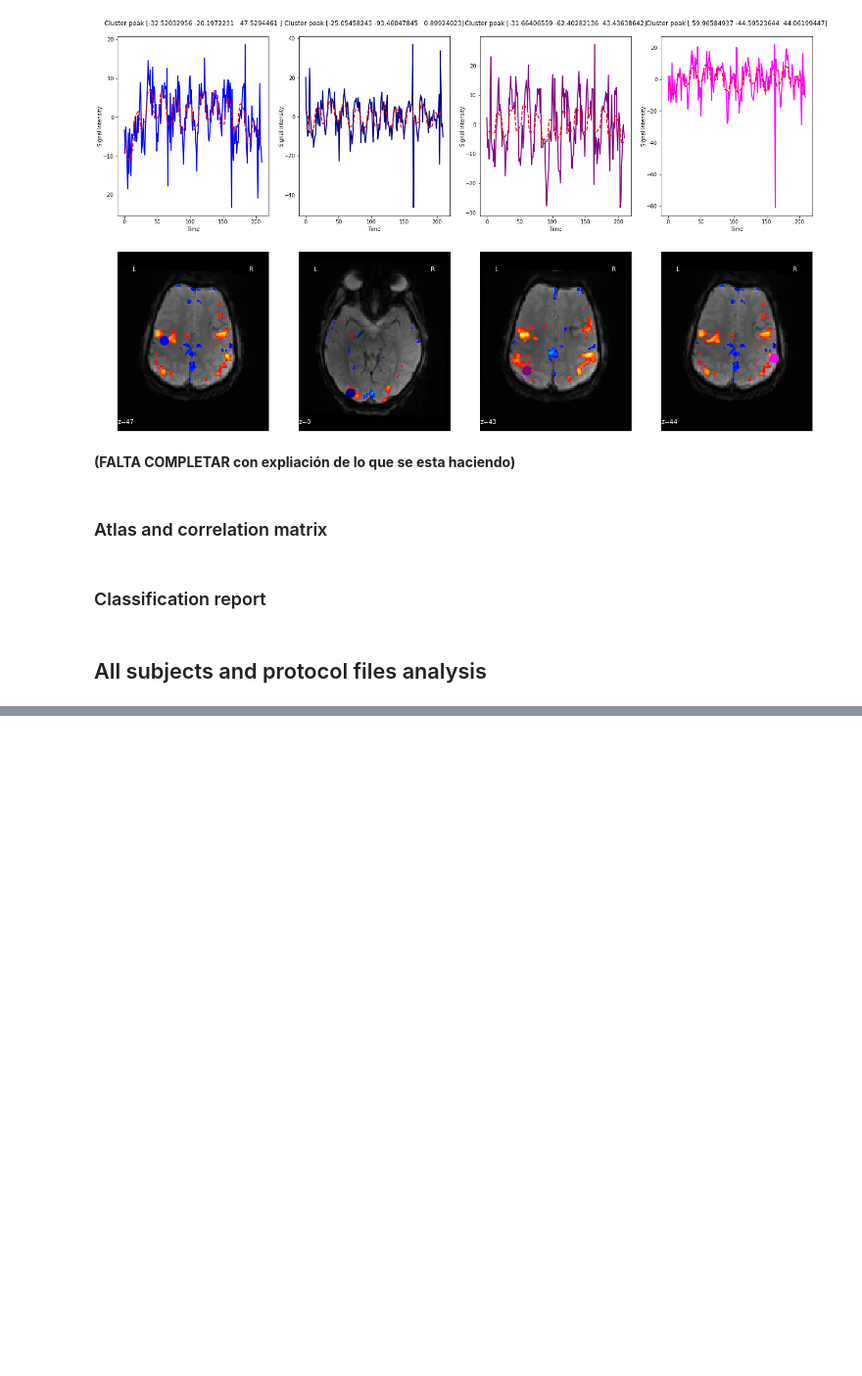
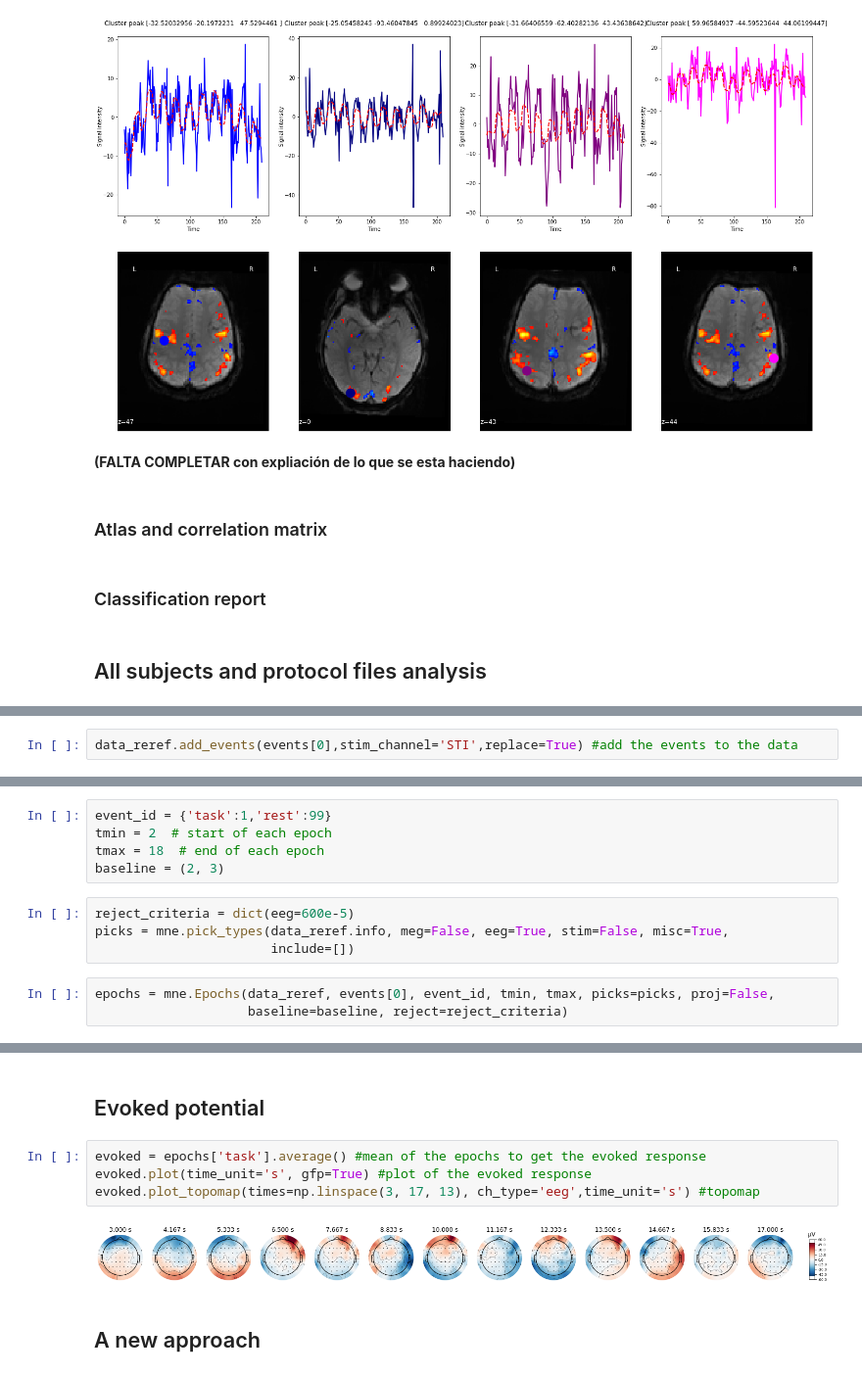
Before and after one commit to mrpotato180/final_project_neuroim, a Jupyter notebook: fMRI-EEG-Victor_Julia_Ernest_Alex.ipynb, the cells around one changed output, grey strips where cells are left out. Shown at 98% size. Cells and saved outputs as stored; diff of their text form; blank space fills up the shorter version.

```diff
--- a/fMRI-EEG-Victor_Julia_Ernest_Alex.ipynb
+++ b/fMRI-EEG-Victor_Julia_Ernest_Alex.ipynb
@@ -315,0 +415,2 @@ __(FALTA COMPLETAR con expliación de lo que se esta haciendo)__
+# %%
+data_reref.add_events(events[0],stim_channel='STI',replace=True) #add the events to the data
@@ -315,0 +419,12 @@ __(FALTA COMPLETAR con expliación de lo que se esta haciendo)__
+# %%
+event_id = {'task':1,'rest':99}
+tmin = 2  # start of each epoch
+tmax = 18  # end of each epoch
+baseline = (2, 3)
+# %%
+reject_criteria = dict(eeg=600e-5)
+picks = mne.pick_types(data_reref.info, meg=False, eeg=True, stim=False, misc=True,
+                       include=[])
+# %%
+epochs = mne.Epochs(data_reref, events[0], event_id, tmin, tmax, picks=picks, proj=False,
+                    baseline=baseline, reject=reject_criteria)
@@ -315,0 +452,10 @@ __(FALTA COMPLETAR con expliación de lo que se esta haciendo)__
+# %% [markdown]
+## Evoked potential
+# %%
+evoked = epochs['task'].average() #mean of the epochs to get the evoked response
+evoked.plot(time_unit='s', gfp=True) #plot of the evoked response
+evoked.plot_topomap(times=np.linspace(3, 17, 13), ch_type='eeg',time_unit='s') #topomap
+# %% [output]
+[figure, added]
+# %% [markdown]
+## A new approach
```
Also changed, not shown: parts of 23 cells of this notebook, 1 other file.
